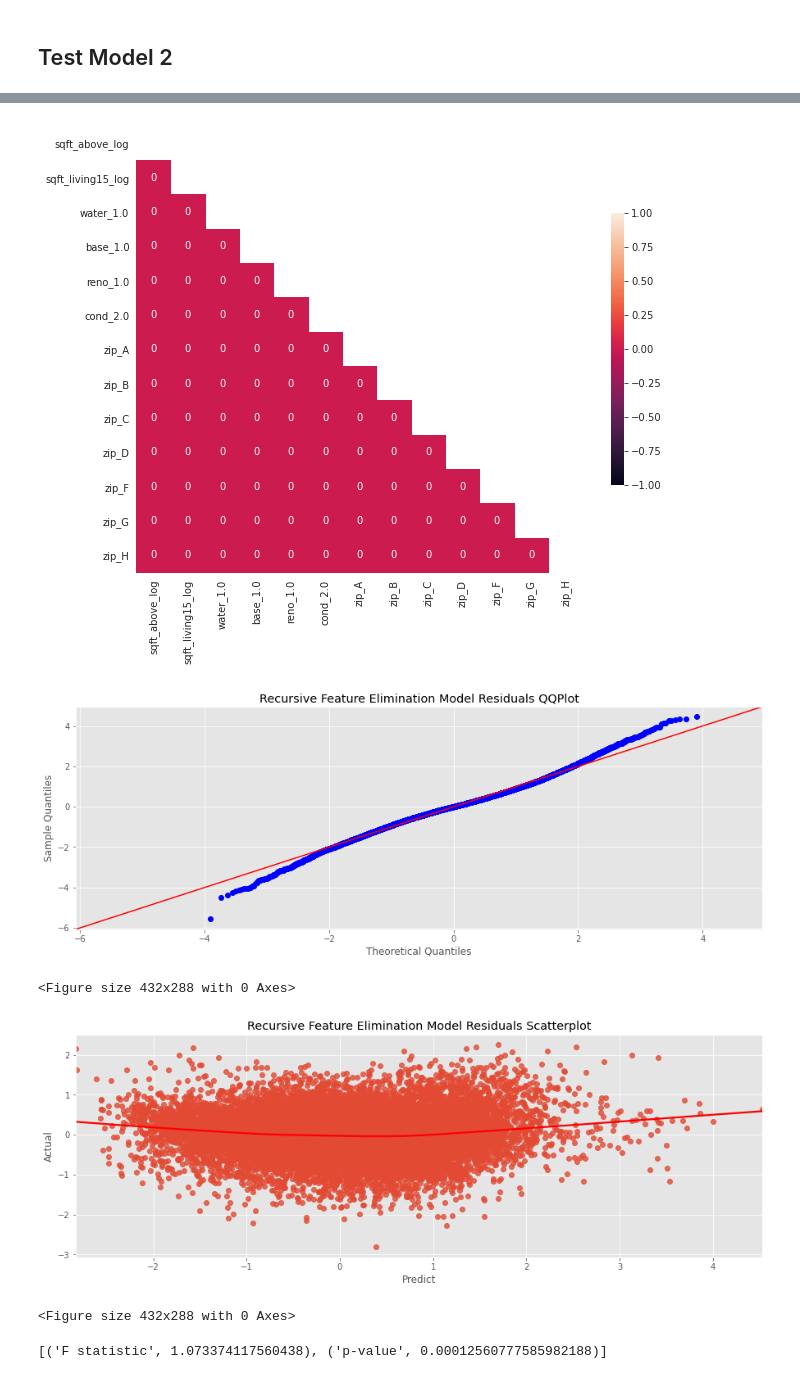
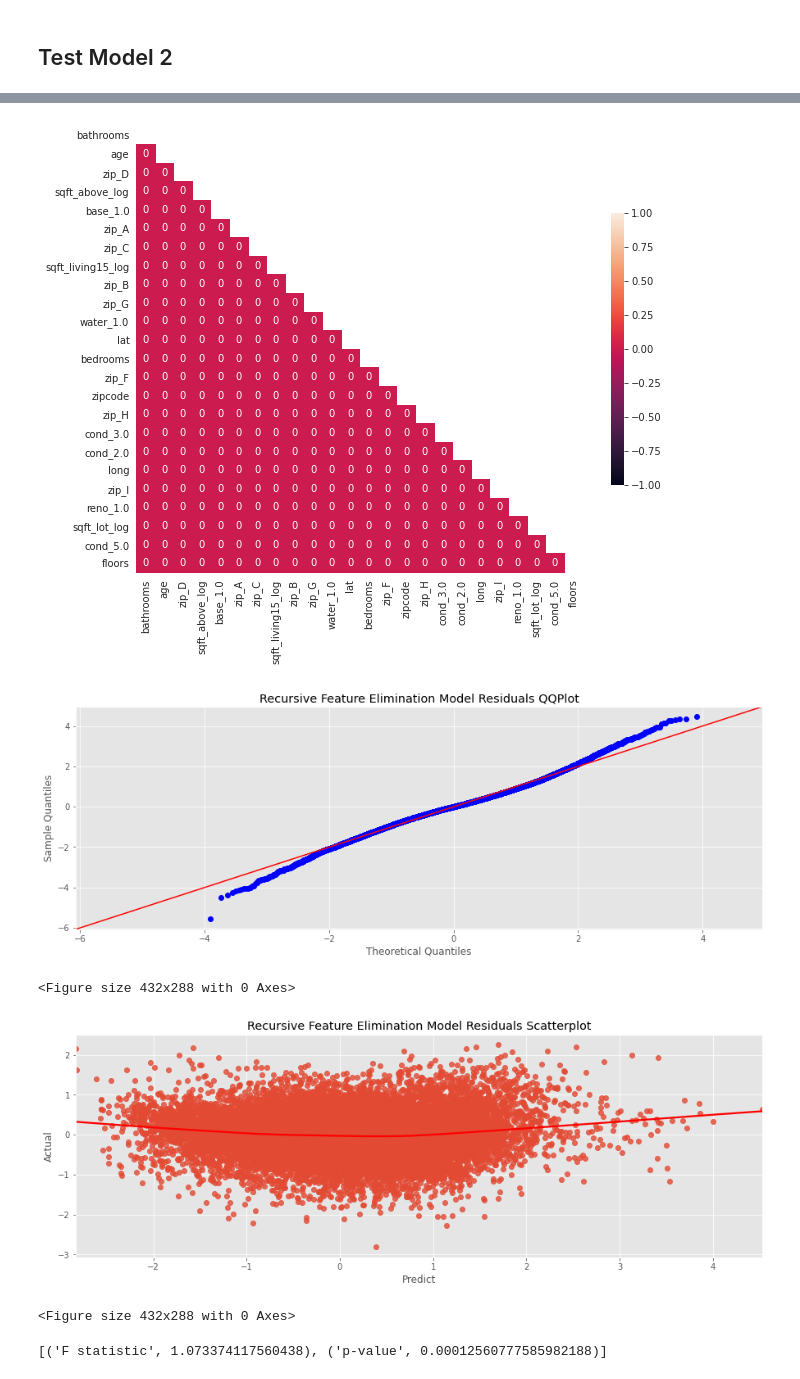
Before and after one commit to baotramduong/Portfolio_Project_Multivariate_Linear_Regression_King_County_Housing, a Jupyter notebook: Part II.B - Machine Learning with Log Transformation.ipynb, the cells around one changed output, grey strips where cells are left out. Drawn from its saved outputs; the diff is of its cells as text; code cells hidden in the pictures.

```diff
--- a/Part II.B - Machine Learning with Log Transformation.ipynb
+++ b/Part II.B - Machine Learning with Log Transformation.ipynb
@@ -686,0 +679,5 @@ array([ True, False,  True, False, False, False, False,  True,  True,
+# %%
+#apply stepwise function
+result_2 = stepwise_selection(X, y, verbose = True)
+print('Resulting Features:')
+print(result_2)
@@ -686,0 +707,13 @@ array([ True, False,  True, False, False, False, False,  True,  True,
+# %%
+#build model in statsmodels
+import statsmodels.api as sm
+
+#interecept is not included by default and should be added manually
+X_in = X[result_2]
+X_intercept = sm.add_constant(X_in)
+
+#estimation by ordinary least squares (OLS)
+model_1 = sm.OLS(y, X_intercept).fit()
+
+#get summary
+model_1.summary()
@@ -707,13 +786,0 @@ LinearRegression()
-# %%
-#build model 2 in statsmodels
-import statsmodels.api as sm
-
-#interecept is not included by default and should be added manually
-X_in = X[selected_features]
-X_intercept = sm.add_constant(X_in)
-
-#estimation by ordinary least squares (OLS)
-model_2 = sm.OLS(y, X_intercept).fit()
-
-#get summary
-model_2.summary()
@@ -824,7 +841,0 @@ The Variance Inflation Factor (VIF) is a measure of colinearity among predictor
-# %%
-from statsmodels.stats.outliers_influence import variance_inflation_factor
-
-#recheck for multicollinearity
-X = preprocessed_log_2[selected_features]
-vif = [variance_inflation_factor(X.values, i) for i in range(X.shape[1])]
-list(zip(selected_features, vif))
@@ -845,42 +844,42 @@ list(zip(selected_features, vif))
 # %%
 #recheck for multicollinearity
-mask = np.zeros_like(abs(X[selected_features].corr()) > 0.75)
+mask = np.zeros_like(abs(X[result_2].corr()) > 0.75)
 mask[np.triu_indices_from(mask)] = True
 with sns.axes_style("white"):
     fig, ax = plt.subplots(figsize = (10, 10))
-    ax = sns.heatmap(abs(X[selected_features].corr()) > 0.75,
+    ax = sns.heatmap(abs(X[result_2].corr()) > 0.75,
                      annot = True,
                      ax = ax,
                      cbar_kws = {"shrink": .5},
                      mask = mask,
                      vmax = 1,
                      vmin = -1,
                      square = True)
 plt.savefig('./Data & Figures/model_2_multicollinarity_check')
 
 #recheck for normality
 fig = sm.graphics.qqplot(model_2.resid,
                          dist = stats.norm,
                          line = '45',
                          fit = True)
 fig.set_size_inches(15, 5)
 plt.title('Recursive Feature Elimination Model Residuals QQPlot')
 plt.show()
 plt.savefig('./Data & Figures/model_2_residuals_qqplot')
 
 #recheck for homoscedasticity
 plt.figure(figsize = (15, 5))
 sns.regplot(x = model_2.predict(),
             y = model_2.resid,
             lowess = True,
             line_kws = {'color': 'red'})
 plt.title('Recursive Feature Elimination Model Residuals Scatterplot')
 plt.xlabel('Predict')
 plt.ylabel('Actual')
 plt.show()
 plt.savefig('./Data & Figures/model_2_homoscedasticity_regplot')
 # %% [output]
-[figure, old version]
+[figure, new version]
 [figure]
 <Figure size 432x288 with 0 Axes>
 [figure]
```
Also changed, not shown: parts of 92 cells of this notebook.
